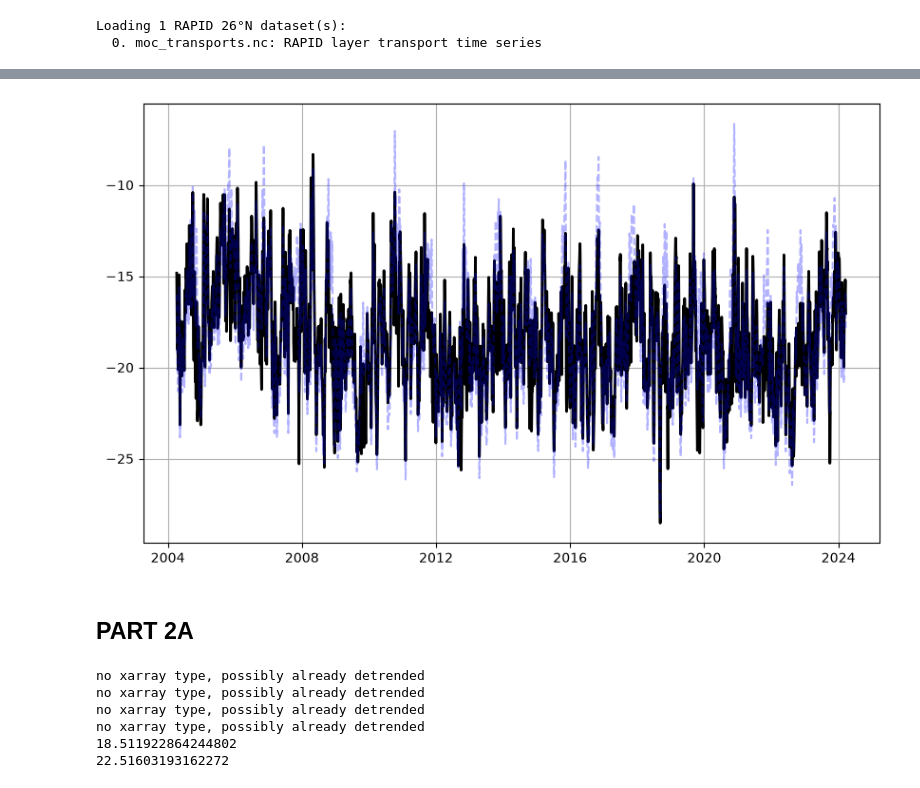
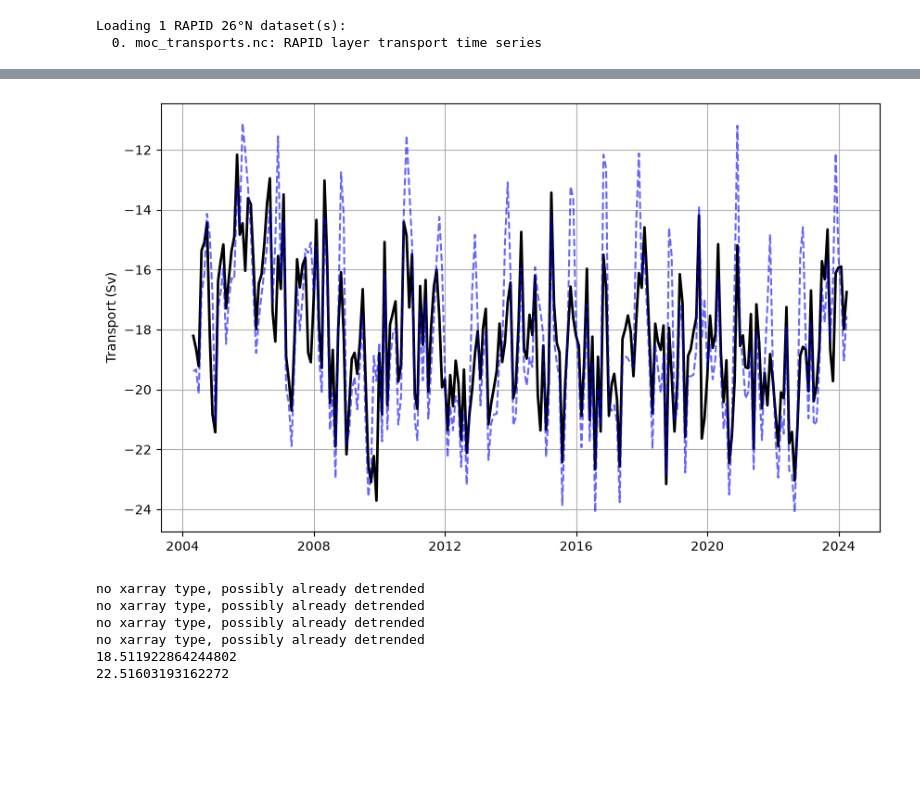
Before and after one commit to jakey244/DataAnalysis_A2, a Jupyter notebook: notebooks/part2A_time_series_comparison.ipynb, the cells around one changed output, grey strips where cells are left out. Cells and saved outputs as stored; diff of their text form; code cells hidden in the pictures; blank space fills up the shorter version.

Commit message:
added some figures

```diff
--- a/notebooks/part2A_time_series_comparison.ipynb
+++ b/notebooks/part2A_time_series_comparison.ipynb
@@ -51,9 +34,9 @@ The mean of the UMO RAPID time series is -18.37 Sv
 MOC_deseasonalized = seasonal.remove_seasonal_cycle(MOC)
 UMO_deseasonalized = seasonal.remove_seasonal_cycle(TRANS_UMO)
 
-# calculate the mean seasonal cycle
-MOC_climatology = seasonal.seasonal_climatology(MOC)
-UMO_climatology = seasonal.seasonal_climatology(TRANS_UMO)
+# to plot it, it makes sense to transform the seasonal and deseasonalized datasets to monthly data
+monthly_MOC_deseasonalized = MOC_deseasonalized.resample(TIME='ME').mean()
+monthly_MOC = MOC.resample(TIME='ME').mean()
 
-EKMAN_climatology = seasonal.seasonal_climatology(TRANS_EKMAN)
-FC_climatology = seasonal.seasonal_climatology(TRANS_FC)
+monthly_UMO_deseasonalized = UMO_deseasonalized.resample(TIME='ME').mean()
+monthly_UMO = TRANS_UMO.resample(TIME='ME').mean()
@@ -103,12 +52,12 @@ Text(0, 0.5, 'Transport (Sv)')
 # %%
 plt.figure(figsize=[10,6])
-plt.plot(TRANS_UMO["TIME"],UMO_deseasonalized, color ="k",lw = 2)
-plt.plot(TRANS_UMO["TIME"],TRANS_UMO, color = "blue", ls = "--", alpha = 0.3)
+plt.plot(monthly_MOC["TIME"],monthly_UMO_deseasonalized, color ="k", lw = 2)
+plt.plot(monthly_MOC["TIME"],monthly_UMO, color = "blue",alpha = 0.6, ls = "--")
 plt.grid()
+plt.ylabel("Transport (Sv)")
+plt.savefig(figpath + "UMO_seasonal_cycle_comparison.png")
 # %% [output]
-[figure, old version]
+[figure, new version]
-# %% [markdown]
-## PART 2A
 # %%
 # detrend the original, not yet deseasonalized time series
 MOC_seasonal_detrended = analysis.detrending(MOC, MOC["TIME"].values)
```
Also changed, not shown: parts of 12 cells of this notebook, 7 other files.
